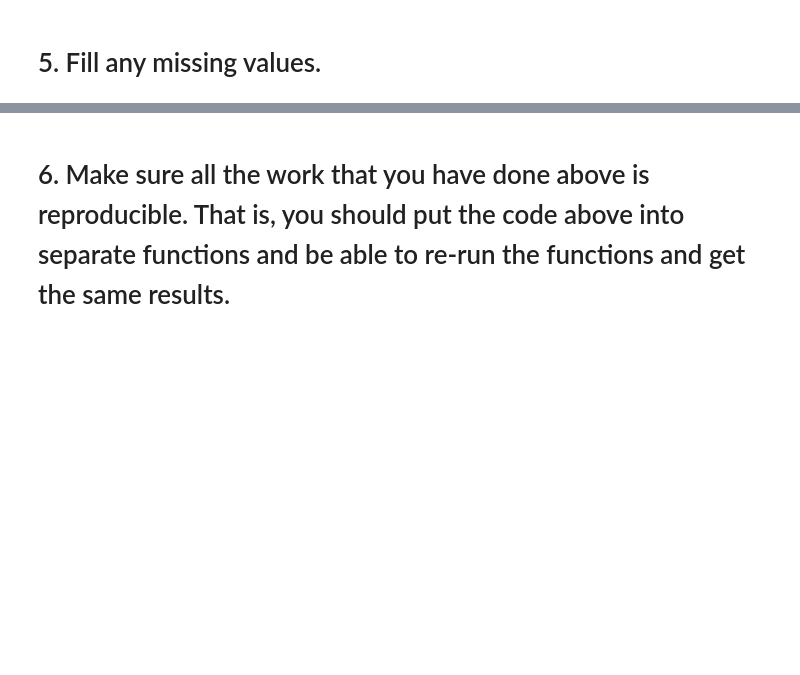
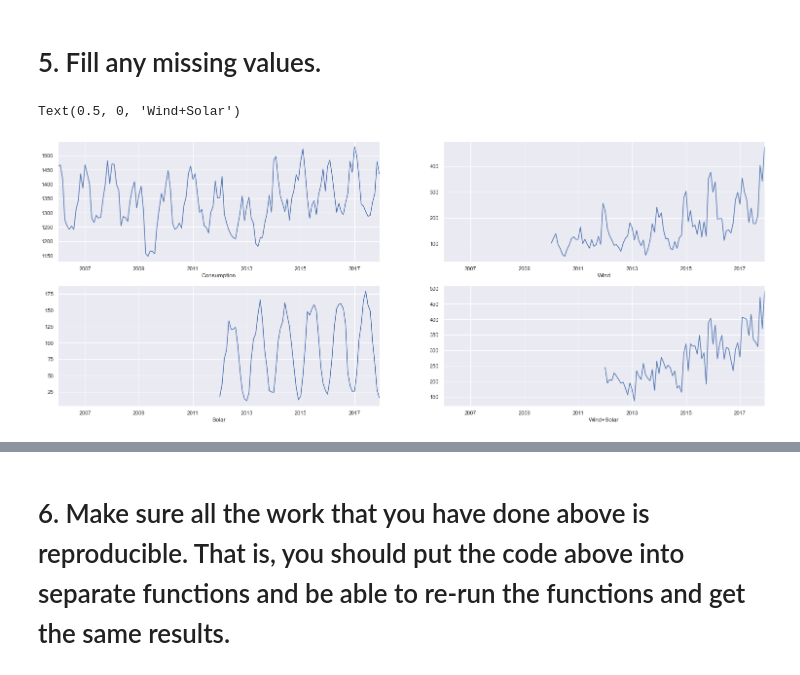
Before and after one commit to o0amandagomez0o/time-series-exercises, a Jupyter notebook: prepare_exercises.ipynb, the cells around one changed output, grey strips where cells are left out. Cells and saved outputs as stored; diff of their text form; code cells hidden in the pictures; blank space fills up the shorter version.

```diff
--- a/prepare_exercises.ipynb
+++ b/prepare_exercises.ipynb
@@ -236,2 +293,4 @@ Using the OPS data acquired in the Acquire exercises opsd_germany_daily.csv, com
 # %% [markdown]
 # 4. Add a month and a year column to your dataframe.
+# %%
+opsd['month'] = opsd.index.month
@@ -237,0 +306,2 @@ Using the OPS data acquired in the Acquire exercises opsd_germany_daily.csv, com
+# %%
+opsd['year'] = opsd.index.year
@@ -238,2 +318,22 @@ Using the OPS data acquired in the Acquire exercises opsd_germany_daily.csv, com
 # %% [markdown]
 # 5. Fill any missing values.
+# %%
+plt.figure(figsize=(26, 10))
+plt.subplot(221)
+opsd.resample('M').mean().Consumption.plot()
+plt.xlabel("Consumption")
+
+plt.subplot(222)
+opsd.resample('M').mean().Wind.plot()
+plt.xlabel("Wind")
+
+plt.subplot(223)
+opsd.resample('M').mean().Solar.plot()
+plt.xlabel("Solar")
+
+plt.subplot(224)
+opsd.resample('M').mean()['Wind+Solar'].plot()
+plt.xlabel("Wind+Solar")
+# %% [output]
+Text(0.5, 0, 'Wind+Solar')
+[figure, added]
```
Also changed, not shown: parts of 19 cells of this notebook, 1 other file.
